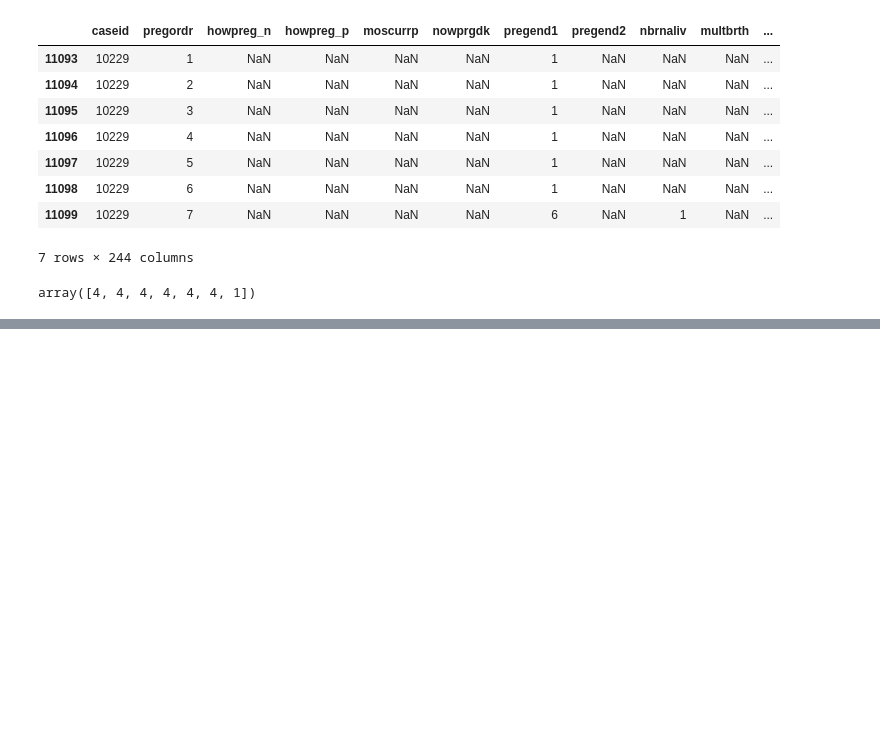
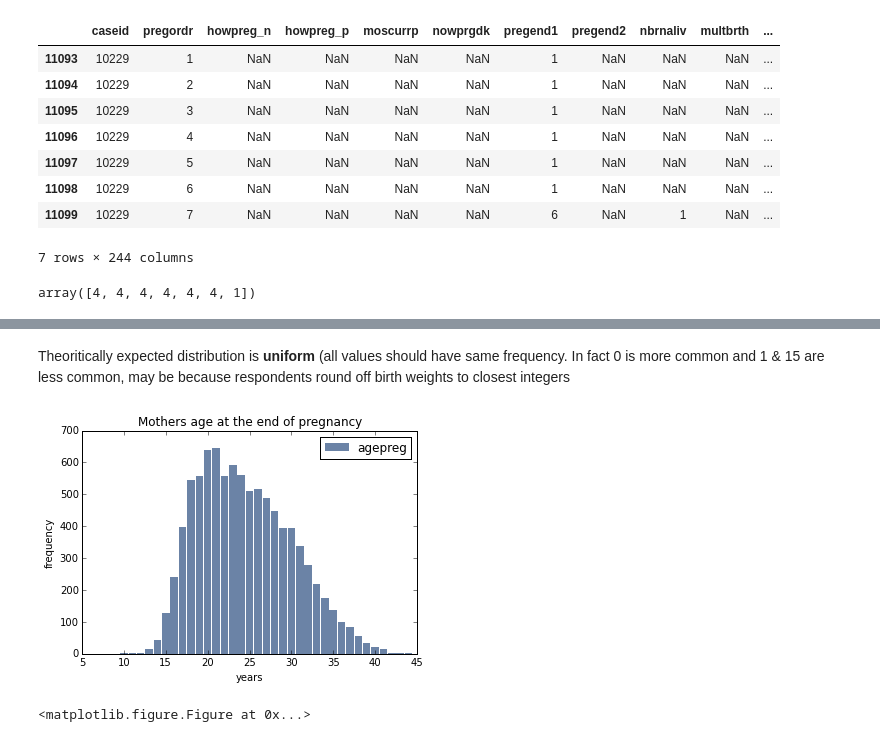
Before and after one commit to srashed3gatech/ThinkStats2, a Jupyter notebook: StudyNotes.ipynb, the cells around one changed output, grey strips where cells are left out. Cells and saved outputs as stored; diff of their text form; code cells hidden in the pictures; blank space fills up the shorter version.

```diff
--- a/StudyNotes.ipynb
+++ b/StudyNotes.ipynb
@@ -91,0 +161,11 @@ array([4, 4, 4, 4, 4, 4, 1])
+# %% [markdown]
+Theoritically expected distribution is **uniform** (all values should have same frequency. In fact 0 is more common and 1 & 15 are less common, may be because respondents round off birth weights to closest integers
+# %%
+import numpy as np
+hist = thinkstats2.Hist(np.floor(live.agepreg), label="agepreg")
+thinkplot.Hist(hist)
+thinkplot.Show(xlabel='years', ylabel='frequency',
+               title='Mothers age at the end of pregnancy')
+# %% [output]
+[figure, added]
+<matplotlib.figure.Figure at 0x...>
```
Also changed, not shown: parts of 45 cells of this notebook.
